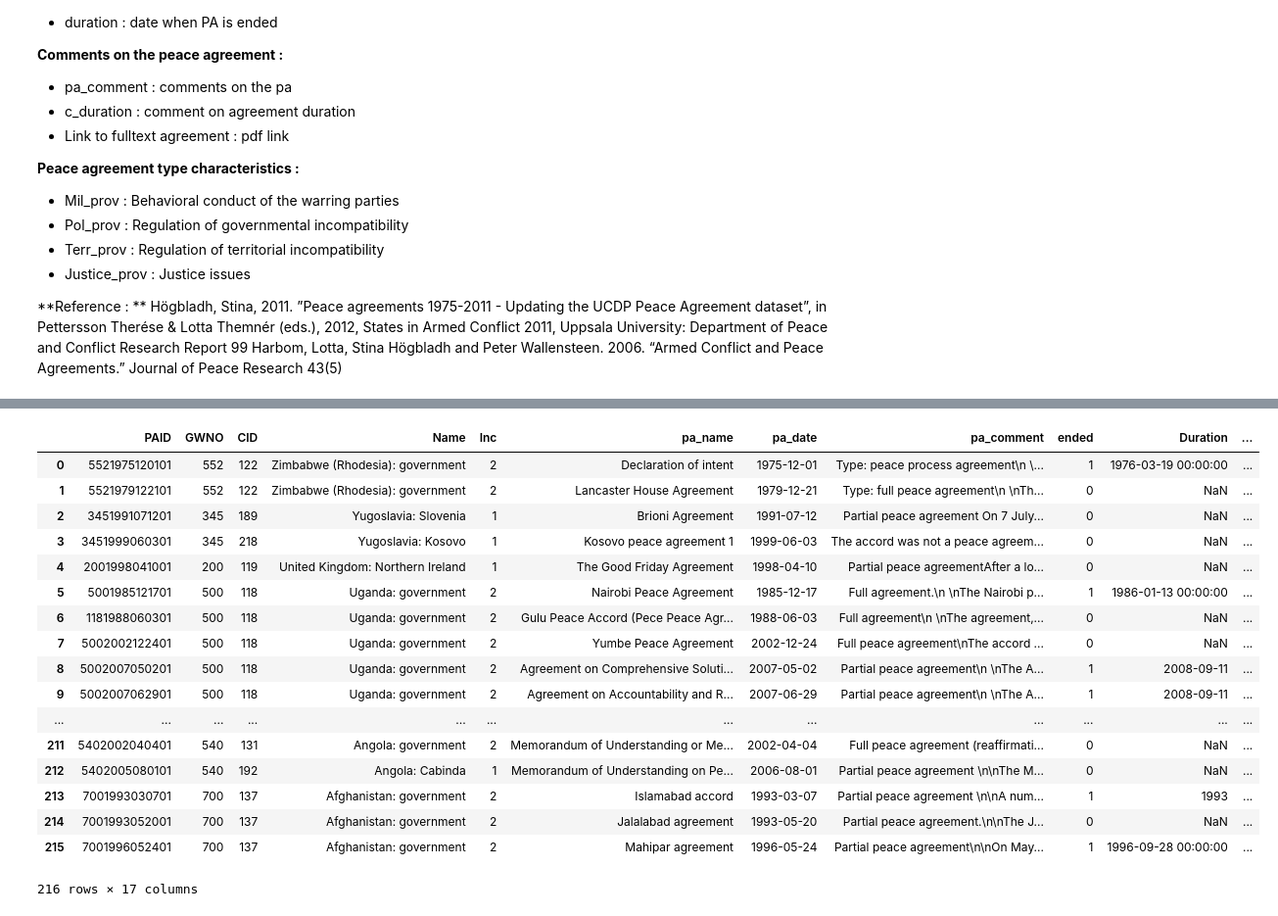
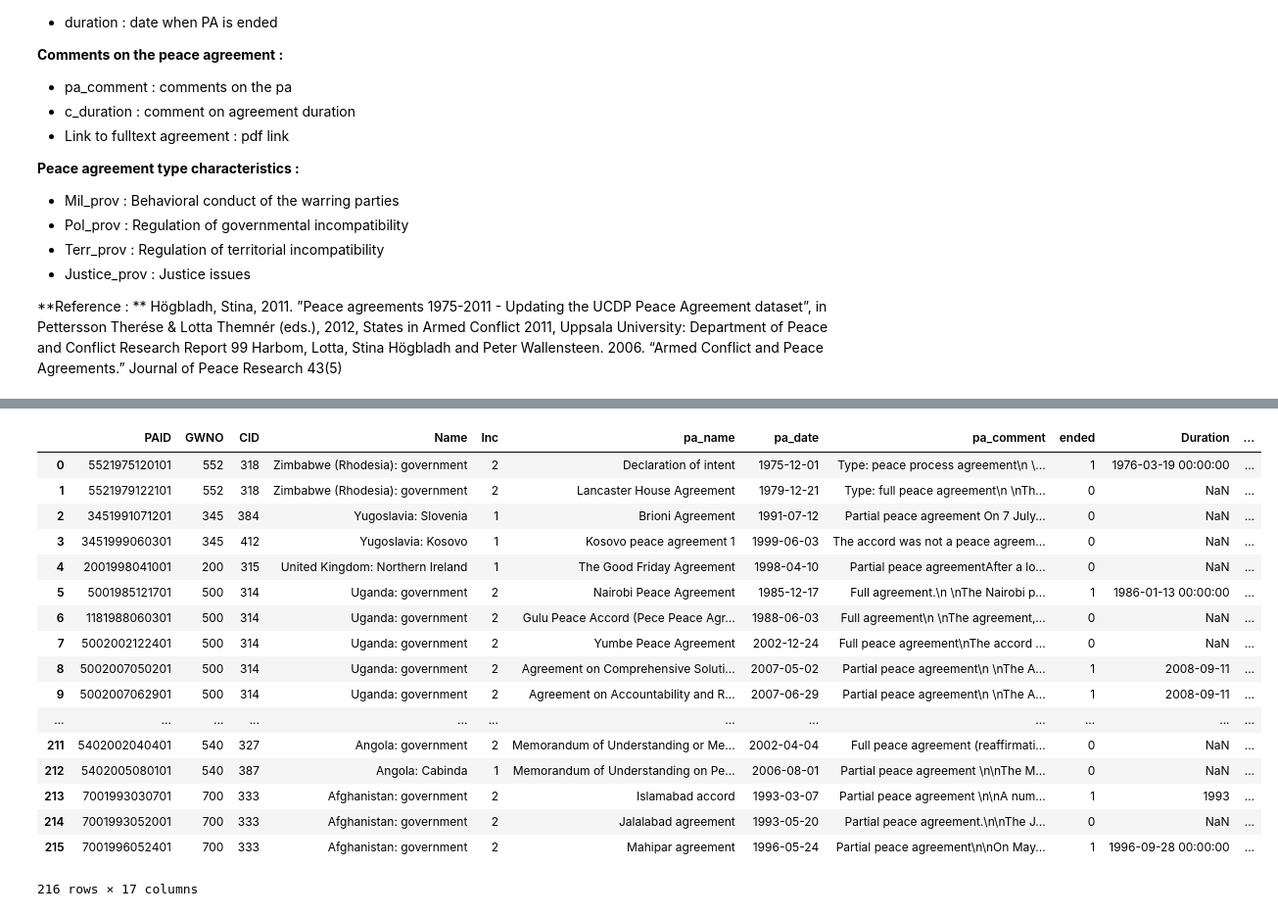
Before and after one commit to rbsteinm/AppliedDataAnalysis, a Jupyter notebook: project/PeaceAgreementsCleaner.ipynb, the cells around one changed output, grey strips where cells are left out. Shown at 98% size. Drawn from its saved outputs; the diff is of its cells as text; code cells hidden in the pictures.

Commit message:
cleaned PA datset for frontend

```diff
--- a/project/PeaceAgreementsCleaner.ipynb
+++ b/project/PeaceAgreementsCleaner.ipynb
@@ -78,3 +60,13 @@ pa_clean.head(60)
+# %%
+reader = csv.reader(open('data/translate_conf.csv', 'r'))
+
+#Create a dictionnary that will have {New ID : Old ID} so we can make the link
+d = {}
+for row in reader:
+    k, v = row
+    d[v] = k
+
+pa.CID = pa.CID.astype(dtype=str).replace(to_replace=d )
 # %%
 reader = csv.reader(open('data/GWNO.csv', 'r'))
 #Create a dictionnary that will have {New ID : Old ID} so we can make the link
@@ -84,35 +76,33 @@ for row in reader:
     d[k] = v
 # %%
 def clean2sides(sides):
-    if ',' in sides:
-        codec = ''
-        for side in sides.split(', '):
-            codec += d[side] + ','
-        return codec[:-1]
-    else:
-        sides = re.sub(' ', '', sides)
-        return d[sides]
+    codec = ''
+    for side in sides.split(', '):
+        codec += d[side] + ','
+    codec = codec.strip()
+    return codec[:-1] #remove last comma
 # %%
 #pa_clean['location'] = pa_clean.GWNO.astype(dtype=str).replace(to_replace=d )
 pa_clean['location'] = pa_clean.GWNO.astype(dtype=str).apply(clean2sides)
+pa_clean
+# %% [output]
+|  | PAID | GWNO | CID | Name | Inc | pa_name | pa_date | pa_comment | ended | Duration | ... |
+| 0 | 5521975120101 | 552 | 318 | Zimbabwe (Rhodesia): government | 2 | Declaration of intent | 1975-12-01 | Type: peace process agreement\n \... | 1 | 1976-03-19 00:00:00 | ... |
+| 1 | 5521979122101 | 552 | 318 | Zimbabwe (Rhodesia): government | 2 | Lancaster House Agreement | 1979-12-21 | Type: full peace agreement\n \nTh... | 0 | NaN | ... |
+| 2 | 3451991071201 | 345 | 384 | Yugoslavia: Slovenia | 1 | Brioni Agreement | 1991-07-12 | Partial peace agreement On 7 July... | 0 | NaN | ... |
+| 3 | 3451999060301 | 345 | 412 | Yugoslavia: Kosovo | 1 | Kosovo peace agreement 1 | 1999-06-03 | The accord was not a peace agreem... | 0 | NaN | ... |
+| 4 | 2001998041001 | 200 | 315 | United Kingdom: Northern Ireland | 1 | The Good Friday Agreement | 1998-04-10 | Partial peace agreementAfter a lo... | 0 | NaN | ... |
+| 5 | 5001985121701 | 500 | 314 | Uganda: government | 2 | Nairobi Peace Agreement | 1985-12-17 | Full agreement.\n \nThe Nairobi p... | 1 | 1986-01-13 00:00:00 | ... |
+| 6 | 1181988060301 | 500 | 314 | Uganda: government | 2 | Gulu Peace Accord (Pece Peace Agr... | 1988-06-03 | Full agreement\n \nThe agreement,... | 0 | NaN | ... |
+| 7 | 5002002122401 | 500 | 314 | Uganda: government | 2 | Yumbe Peace Agreement | 2002-12-24 | Full peace agreement\nThe accord ... | 0 | NaN | ... |
+| 8 | 5002007050201 | 500 | 314 | Uganda: government | 2 | Agreement on Comprehensive Soluti... | 2007-05-02 | Partial peace agreement\n \nThe A... | 1 | 2008-09-11 | ... |
+| 9 | 5002007062901 | 500 | 314 | Uganda: government | 2 | Agreement on Accountability and R... | 2007-06-29 | Partial peace agreement\n \nThe A... | 1 | 2008-09-11 | ... |
+| ... | ... | ... | ... | ... | ... | ... | ... | ... | ... | ... | ... |
+| 211 | 5402002040401 | 540 | 327 | Angola: government | 2 | Memorandum of Understanding or Me... | 2002-04-04 | Full peace agreement (reaffirmati... | 0 | NaN | ... |
+| 212 | 5402005080101 | 540 | 387 | Angola: Cabinda | 1 | Memorandum of Understanding on Pe... | 2006-08-01 | Partial peace agreement \n\nThe M... | 0 | NaN | ... |
+| 213 | 7001993030701 | 700 | 333 | Afghanistan: government | 2 | Islamabad accord | 1993-03-07 | Partial peace agreement \n\nA num... | 1 | 1993 | ... |
+| 214 | 7001993052001 | 700 | 333 | Afghanistan: government | 2 | Jalalabad agreement | 1993-05-20 | Partial peace agreement.\n\nThe J... | 0 | NaN | ... |
+| 215 | 7001996052401 | 700 | 333 | Afghanistan: government | 2 | Mahipar agreement | 1996-05-24 | Partial peace agreement\n\nOn May... | 1 | 1996-09-28 00:00:00 | ... |
+216 rows × 17 columns
 # %%
 pa_clean.drop(columns='GWNO', inplace=True)
-# %% [output]
-|  | PAID | GWNO | CID | Name | Inc | pa_name | pa_date | pa_comment | ended | Duration | ... |
-| 0 | 5521975120101 | 552 | 122 | Zimbabwe (Rhodesia): government | 2 | Declaration of intent | 1975-12-01 | Type: peace process agreement\n \... | 1 | 1976-03-19 00:00:00 | ... |
-| 1 | 5521979122101 | 552 | 122 | Zimbabwe (Rhodesia): government | 2 | Lancaster House Agreement | 1979-12-21 | Type: full peace agreement\n \nTh... | 0 | NaN | ... |
-| 2 | 3451991071201 | 345 | 189 | Yugoslavia: Slovenia | 1 | Brioni Agreement | 1991-07-12 | Partial peace agreement On 7 July... | 0 | NaN | ... |
-| 3 | 3451999060301 | 345 | 218 | Yugoslavia: Kosovo | 1 | Kosovo peace agreement 1 | 1999-06-03 | The accord was not a peace agreem... | 0 | NaN | ... |
-| 4 | 2001998041001 | 200 | 119 | United Kingdom: Northern Ireland | 1 | The Good Friday Agreement | 1998-04-10 | Partial peace agreementAfter a lo... | 0 | NaN | ... |
-| 5 | 5001985121701 | 500 | 118 | Uganda: government | 2 | Nairobi Peace Agreement | 1985-12-17 | Full agreement.\n \nThe Nairobi p... | 1 | 1986-01-13 00:00:00 | ... |
-| 6 | 1181988060301 | 500 | 118 | Uganda: government | 2 | Gulu Peace Accord (Pece Peace Agr... | 1988-06-03 | Full agreement\n \nThe agreement,... | 0 | NaN | ... |
-| 7 | 5002002122401 | 500 | 118 | Uganda: government | 2 | Yumbe Peace Agreement | 2002-12-24 | Full peace agreement\nThe accord ... | 0 | NaN | ... |
-| 8 | 5002007050201 | 500 | 118 | Uganda: government | 2 | Agreement on Comprehensive Soluti... | 2007-05-02 | Partial peace agreement\n \nThe A... | 1 | 2008-09-11 | ... |
-| 9 | 5002007062901 | 500 | 118 | Uganda: government | 2 | Agreement on Accountability and R... | 2007-06-29 | Partial peace agreement\n \nThe A... | 1 | 2008-09-11 | ... |
-| ... | ... | ... | ... | ... | ... | ... | ... | ... | ... | ... | ... |
-| 211 | 5402002040401 | 540 | 131 | Angola: government | 2 | Memorandum of Understanding or Me... | 2002-04-04 | Full peace agreement (reaffirmati... | 0 | NaN | ... |
-| 212 | 5402005080101 | 540 | 192 | Angola: Cabinda | 1 | Memorandum of Understanding on Pe... | 2006-08-01 | Partial peace agreement \n\nThe M... | 0 | NaN | ... |
-| 213 | 7001993030701 | 700 | 137 | Afghanistan: government | 2 | Islamabad accord | 1993-03-07 | Partial peace agreement \n\nA num... | 1 | 1993 | ... |
-| 214 | 7001993052001 | 700 | 137 | Afghanistan: government | 2 | Jalalabad agreement | 1993-05-20 | Partial peace agreement.\n\nThe J... | 0 | NaN | ... |
-| 215 | 7001996052401 | 700 | 137 | Afghanistan: government | 2 | Mahipar agreement | 1996-05-24 | Partial peace agreement\n\nOn May... | 1 | 1996-09-28 00:00:00 | ... |
-216 rows × 17 columns
```
Also changed, not shown: parts of 6 cells of this notebook, 4 other files.
